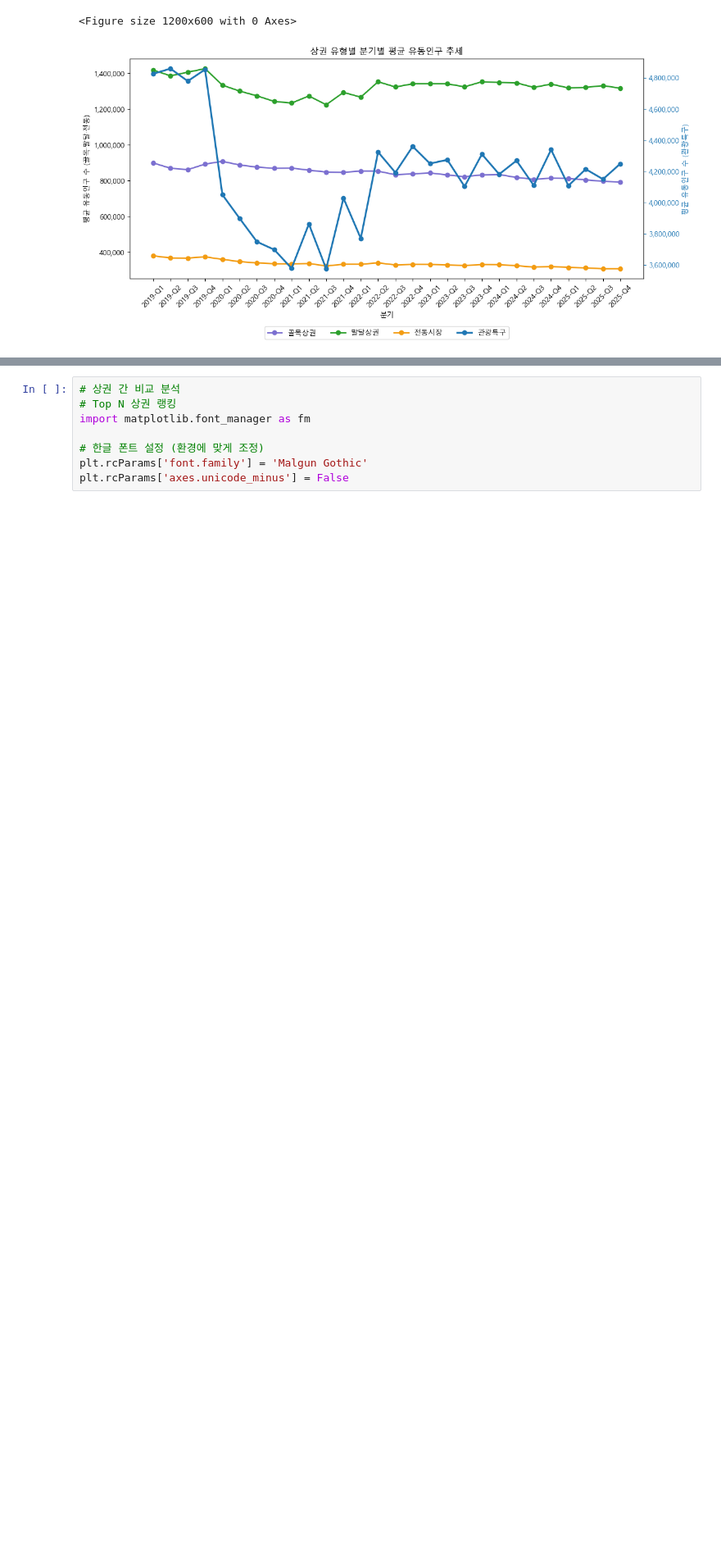
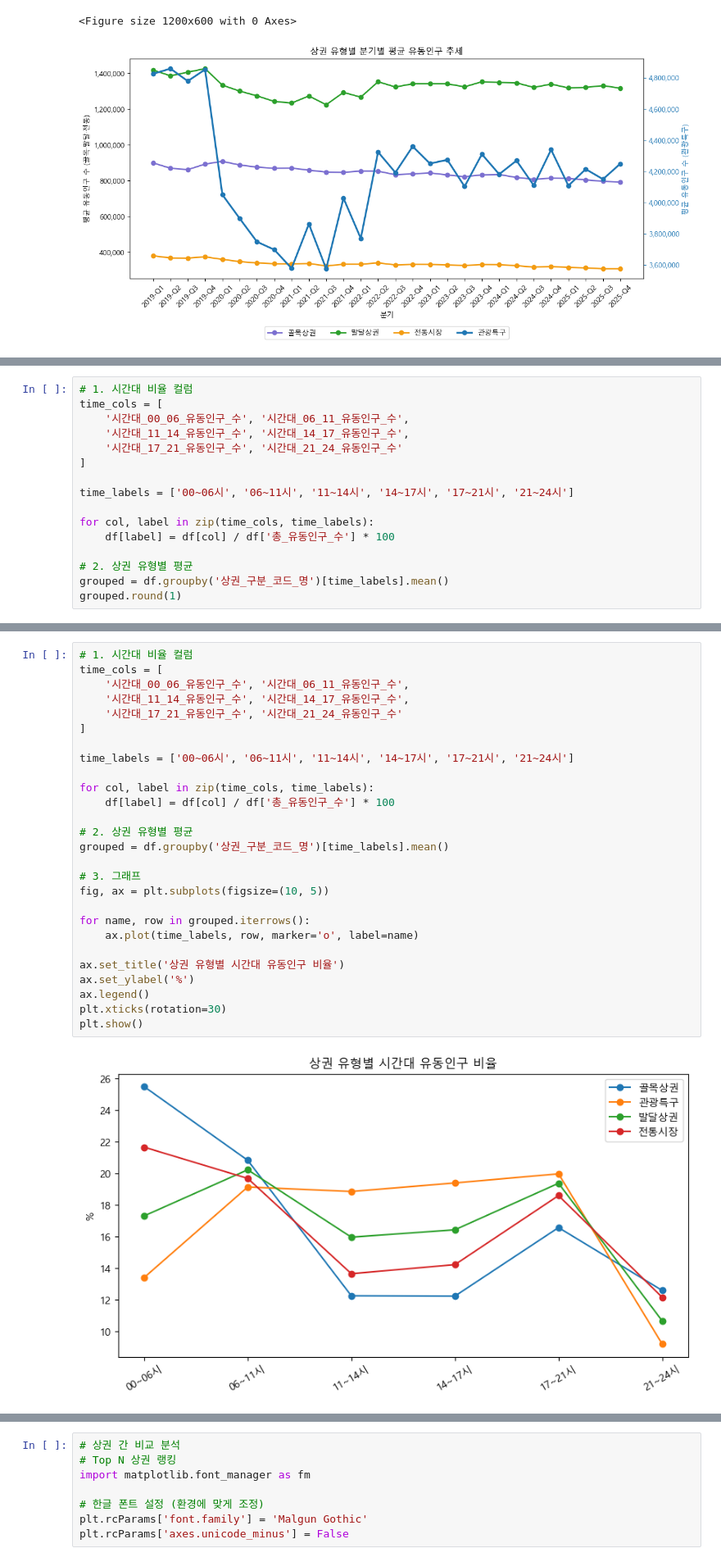
Before and after one commit to sonjiwoo-creator/seouldf, a Jupyter notebook: notebooks/jeongyeon_eda.ipynb, the cells around one changed output, grey strips where cells are left out. Shown at 82% size. Saved outputs shown, nothing was run; the diff lists cells and outputs as text; blank space fills up the shorter version.

```diff
--- a/notebooks/jeongyeon_eda.ipynb
+++ b/notebooks/jeongyeon_eda.ipynb
@@ -350,0 +481,16 @@ plt.show()
+# %%
+# 1. 시간대 비율 컬럼
+time_cols = [
+    '시간대_00_06_유동인구_수', '시간대_06_11_유동인구_수',
+    '시간대_11_14_유동인구_수', '시간대_14_17_유동인구_수',
+    '시간대_17_21_유동인구_수', '시간대_21_24_유동인구_수'
+]
+
+time_labels = ['00~06시', '06~11시', '11~14시', '14~17시', '17~21시', '21~24시']
+
+for col, label in zip(time_cols, time_labels):
+    df[label] = df[col] / df['총_유동인구_수'] * 100
+
+# 2. 상권 유형별 평균
+grouped = df.groupby('상권_구분_코드_명')[time_labels].mean()
+grouped.round(1)
@@ -351 +504,30 @@ plt.show()
+# %%
+# 1. 시간대 비율 컬럼
+time_cols = [
+    '시간대_00_06_유동인구_수', '시간대_06_11_유동인구_수',
+    '시간대_11_14_유동인구_수', '시간대_14_17_유동인구_수',
+    '시간대_17_21_유동인구_수', '시간대_21_24_유동인구_수'
+]
+
+time_labels = ['00~06시', '06~11시', '11~14시', '14~17시', '17~21시', '21~24시']
+
+for col, label in zip(time_cols, time_labels):
+    df[label] = df[col] / df['총_유동인구_수'] * 100
+
+# 2. 상권 유형별 평균
+grouped = df.groupby('상권_구분_코드_명')[time_labels].mean()
+
+# 3. 그래프
+fig, ax = plt.subplots(figsize=(10, 5))
+
+for name, row in grouped.iterrows():
+    ax.plot(time_labels, row, marker='o', label=name)
+
+ax.set_title('상권 유형별 시간대 유동인구 비율')
+ax.set_ylabel('%')
+ax.legend()
+plt.xticks(rotation=30)
+plt.show()
+# %% [output]
+[figure, added]
 # %% [markdown]
```
Also changed, not shown: parts of 35 cells of this notebook.
